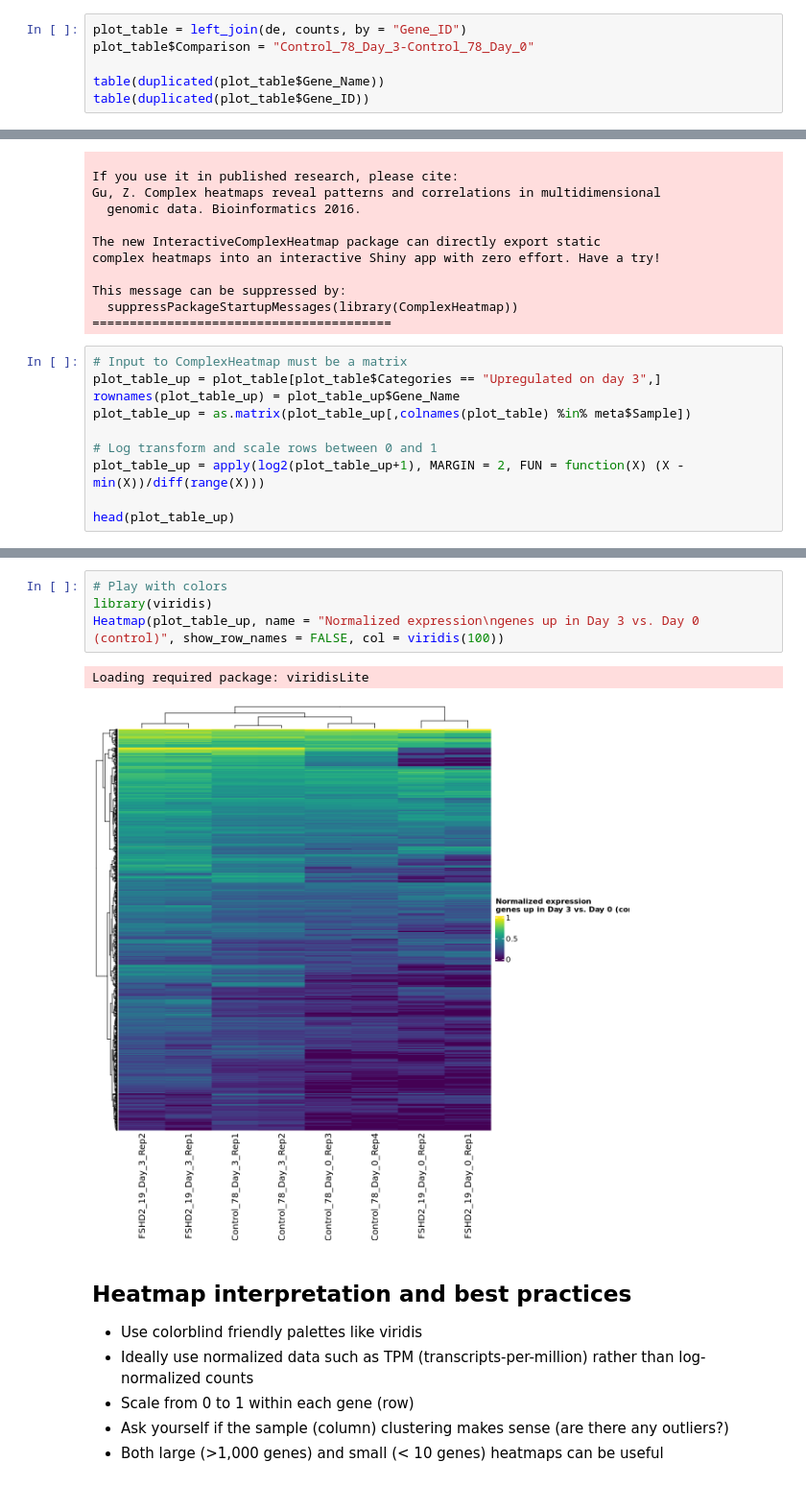
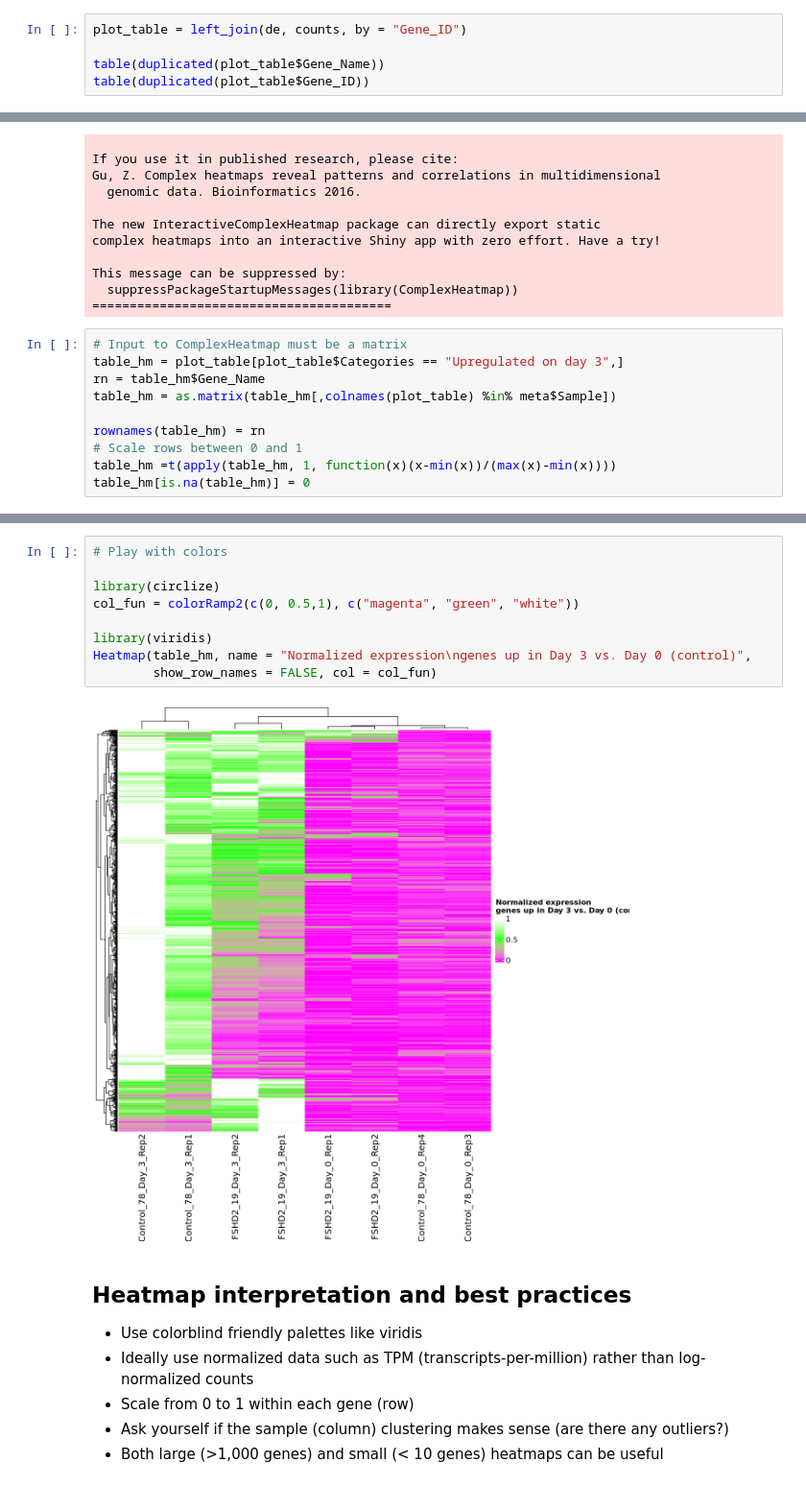
Before and after one commit to mortazavilab/cosmos-cluster6, a Jupyter notebook: R_analysis.ipynb, the cells around one changed output, grey strips where cells are left out. Shown at 96% size. Saved outputs shown, nothing was run; the diff lists cells and outputs as text.

```diff
--- a/R_analysis.ipynb
+++ b/R_analysis.ipynb
@@ -166,7 +190,6 @@ A data.frame: 6 x 5
 Why did we use gene IDs rather than gene names to make our matrix? Unfortunately, there are some duplicate gene names but not gene IDs. We can get the gene names back by merging the differential expression results table with the original counts matrix. See [this page](https://dplyr.tidyverse.org/reference/mutate-joins.html) for more infomation on joining logic in dplyr.
 # %%
 plot_table = left_join(de, counts, by = "Gene_ID")
-plot_table$Comparison = "Control_78_Day_3-Control_78_Day_0"
 
 table(duplicated(plot_table$Gene_Name))
 table(duplicated(plot_table$Gene_ID))
@@ -263,11 +284,11 @@ This message can be suppressed by:
 ========================================
 # %%
 # Input to ComplexHeatmap must be a matrix
-plot_table_up = plot_table[plot_table$Categories == "Upregulated on day 3",]
-rownames(plot_table_up) = plot_table_up$Gene_Name
-plot_table_up = as.matrix(plot_table_up[,colnames(plot_table) %in% meta$Sample])
+table_hm = plot_table[plot_table$Categories == "Upregulated on day 3",]
+rn = table_hm$Gene_Name
+table_hm = as.matrix(table_hm[,colnames(plot_table) %in% meta$Sample])
 
-# Log transform and scale rows between 0 and 1
-plot_table_up = apply(log2(plot_table_up+1), MARGIN = 2, FUN = function(X) (X - min(X))/diff(range(X)))
-
-head(plot_table_up)
+rownames(table_hm) = rn
+# Scale rows between 0 and 1
+table_hm =t(apply(table_hm, 1, function(x)(x-min(x))/(max(x)-min(x))))
+table_hm[is.na(table_hm)] = 0
@@ -287,10 +310,14 @@ Heatmap(plot_table_up, show_row_names = FALSE)
 # %%
 # Play with colors
+
+library(circlize)
+col_fun = colorRamp2(c(0, 0.5,1), c("magenta", "green", "white"))
+
 library(viridis)
-Heatmap(plot_table_up, name = "Normalized expression\ngenes up in Day 3 vs. Day 0 (control)", show_row_names = FALSE, col = viridis(100))
+Heatmap(table_hm, name = "Normalized expression\ngenes up in Day 3 vs. Day 0 (control)",
+        show_row_names = FALSE, col = col_fun)
 # %% [output]
-Loading required package: viridisLite
-[figure, old version]
+[figure, new version]
 # %% [markdown]
 ## Heatmap interpretation and best practices
 
```
Also changed, not shown: parts of 18 cells of this notebook.
